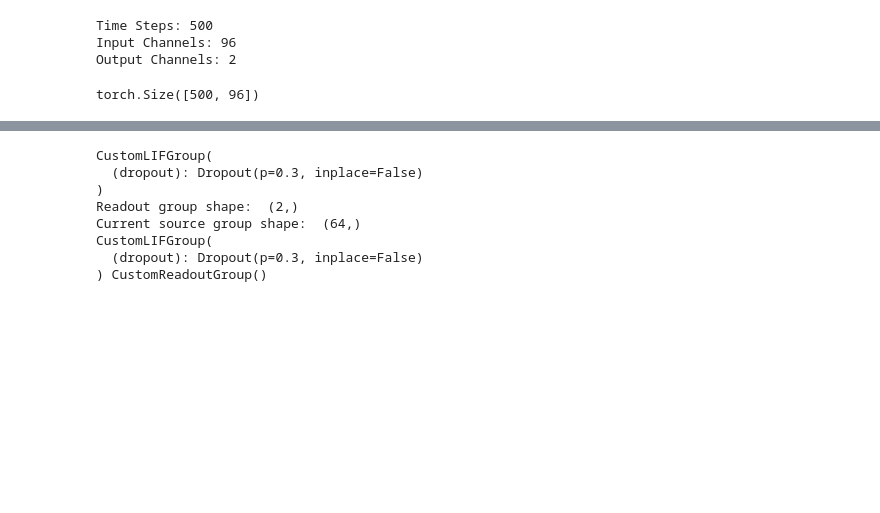
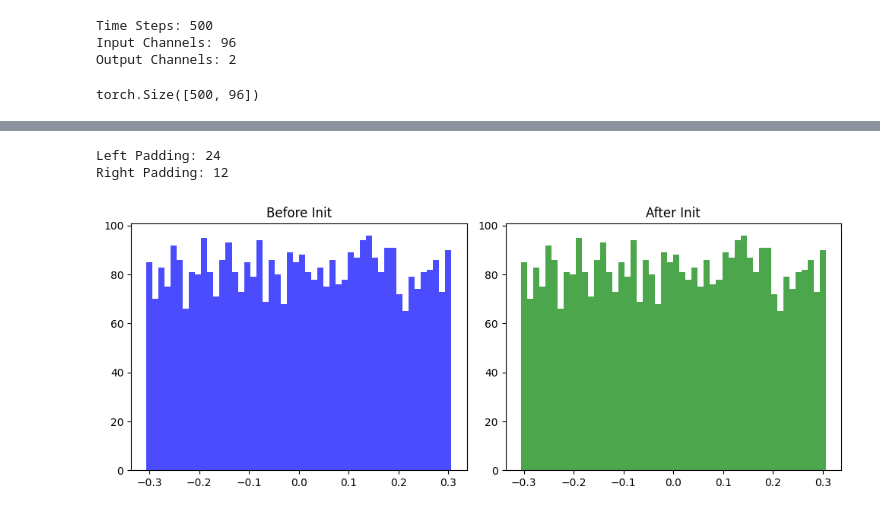
Before and after one commit to Tansil011019/efficient-rsnn-bmi, a Jupyter notebook: notebooks/training_delay_experiment.ipynb, the cells around one changed output, grey strips where cells are left out. Saved outputs shown, nothing was run; the diff lists cells and outputs as text; code cells hidden in the pictures; blank space fills up the shorter version.

```diff
--- a/notebooks/training_delay_experiment.ipynb
+++ b/notebooks/training_delay_experiment.ipynb
@@ -243,17 +251,23 @@ delay_config = {
 }
 
 delay_config = OmegaConf.create(delay_config)
+# %%
+print(f"Left Padding: {max_delay - 1}")
+print(f"Right Padding: {(max_delay - 1) // 2}")
+# %% [output]
+Left Padding: 24
+Right Padding: 12
 # %%
-from stork.nodes import InputGroup
 from stork.layers import Layer
 from stork.connections import Connection
 from efficient_rsnn_bmi.base.lif import CustomLIFGroup
+from efficient_rsnn_bmi.base.inputs import CustomInputGroup
 from efficient_rsnn_bmi.base.readout import CustomReadoutGroup
 from efficient_rsnn_bmi.base.delay import CustomDelayConnection
 
 input_group = model.add_group(
-    InputGroup(
-       shape=nb_inputs,
+    CustomInputGroup(
+        shape=nb_inputs,
         dropout_p=model_config.model.dropout_p,
     )
 )
@@ -283,12 +297,12 @@ for i in range (model_config.model.nb_hidden):
             "left_padding": max_delay - 1,
             "right_padding": (max_delay - 1) // 2,
             "version": delay_config.delay.version,
-            "groups": delay_config.delay.groups
+            "groups": delay_config.delay.groups,
+            "stride": 1,
         }
     )
 
     current_src_grp = hidden_layer.output_group
-    print(current_src_grp)
 
     hidden_init.initialize(hidden_layer)
 
@@ -309,20 +323,44 @@ for i in range (model_config.model.nb_hidden):
         )
     )
 
-    print("Readout group shape: ", readout_group.shape)
-    print("Current source group shape: ", current_src_grp.shape)
-    print(current_src_grp, readout_group)
     con_ro = model.add_connection(
         Connection(current_src_grp, readout_group, dtype=dtype)
     )
 
     readout_init.initialize(con_ro)
-# %% [output]
-CustomLIFGroup(
-  (dropout): Dropout(p=0.3, inplace=False)
-)
-Readout group shape:  (2,)
-Current source group shape:  (64,)
-CustomLIFGroup(
-  (dropout): Dropout(p=0.3, inplace=False)
-) CustomReadoutGroup()
+# %%
+import json
+import matplotlib.pyplot as plt
+
+# Load data
+with open("init_delay_weight.json", "r") as f:
+    weight = json.load(f)
+with open("init_delay_position.json", "r") as f:
+    position = json.load(f)
+with open("init_delay_sig.json", "r") as f:
+    sig = json.load(f)
+
+# Plot
+weight_before = weight['before']
+weight_after = weight['after']
+
+position_before = position['before']
+position_after = position['after']
+
+sig_before = sig['before']
+sig_after = sig['after']
+# %%
+plt.figure(figsize=(10, 4))
+
+plt.subplot(1, 2, 1)
+plt.hist(weight_before, bins=50, color='blue', alpha=0.7)
+plt.title("Before Init")
+
+plt.subplot(1, 2, 2)
+plt.hist(weight_after, bins=50, color='green', alpha=0.7)
+plt.title("After Init")
+
+plt.tight_layout()
+plt.show()
+# %% [output]
+[figure, added]
```
Also changed, not shown: parts of 32 cells of this notebook, 1 other file.
